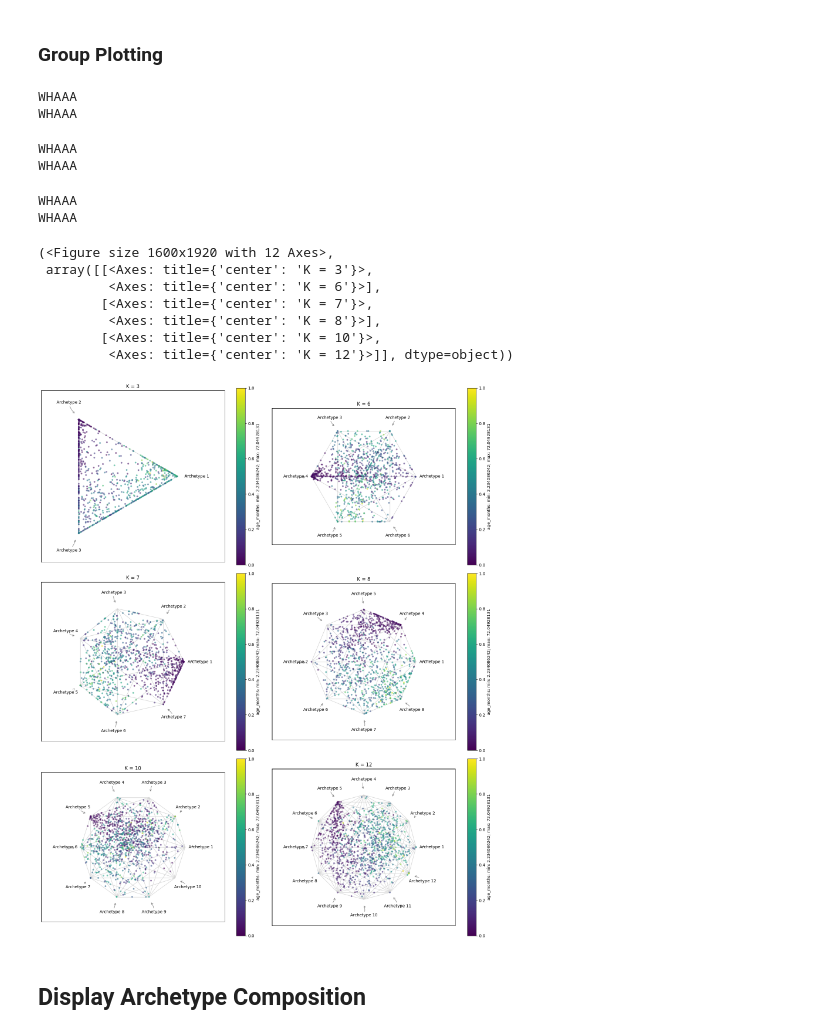
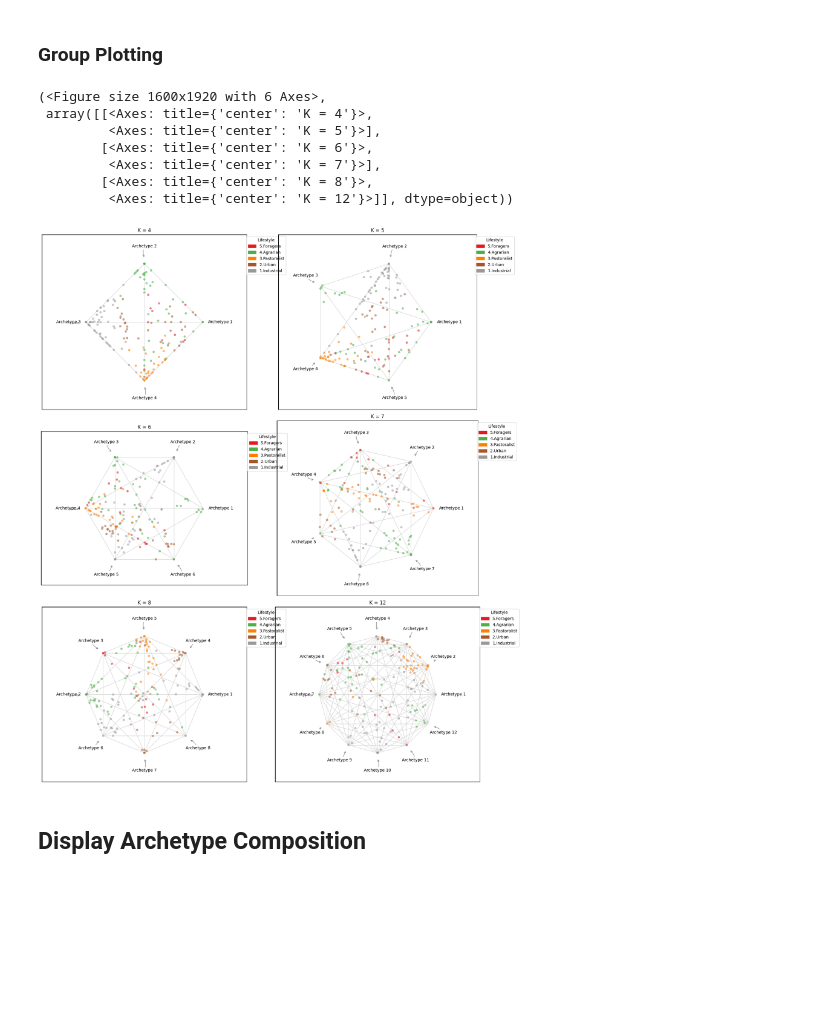
Before and after one commit to RV2005/Archetypal-Analysis-Microbiome, a Jupyter notebook: AA_GHG_with_package.ipynb, the cells around one changed output. Saved outputs shown, nothing was run; the diff lists cells and outputs as text; code cells hidden in the pictures; blank space fills up the shorter version.

```diff
--- a/AA_GHG_with_package.ipynb
+++ b/AA_GHG_with_package.ipynb
@@ -177,56 +199,54 @@ simplex_plotter.plot_simplex(
 # %% [markdown]
 ### Group Plotting
 # %%
-hadza_loader = HadzaDataLoader()
-otu, meta, tax = hadza_loader.load_all(meta_file=r"datasets\tsv\hadza_meta_formatted.tsv")
+data_loader = CompendiumDataLoader()
+projects_file = r"datasets/compendium/projects.csv"
+tags_file = r"datasets/compendium/tags.tsv"
+meta_file = r"datasets\tsv\dog_sam.tsv"
 
-dir = r"results\Hadza\norm_qc_age1k"
-filter_cols = ["age_months"]
-legend_type = "continuous" # "discrete"
+_, projects, tags, meta = data_loader.load_all(otu_file=None, projects_file=projects_file, tags_file=tags_file, meta_file=meta_file)
+
+dir = r"results\Dog\norm_lifestyle200"
+filter_cols = ["Lifestyle"]
+legend_type = "discrete" # "continuous" #
 
 remove_values = {} #{"sample_type": "unknown"}
 
-numKs =  [3,6,7,8,10,12] #[3,6,7,8,9,11] #
+numKs =  [4,5,6,7,8,12] #[3,6,7,8,9,11] #
 swapped_cols = {
     # Region7k
     # 8: ["Archetype 1", "Archetype 4", "Archetype 8", "Archetype 7", "Archetype 6", "Archetype 2", "Archetype 5", "Archetype 3"],
     # Region30k
     # 7: [ "Archetype 1","Archetype 2", "Archetype 7", "Archetype 3","Archetype 6", "Archetype 4", "Archetype 5"]
     # Region3k_AdultsOnly
     # 10: ["Archetype 1", "Archetype 2", "Archetype 3", "Archetype 9", "Archetype 4", "Archetype 8", "Archetype 5", "Archetype 6", "Archetype 7",  "Archetype 10"],
     # Hadza Region10k
     # 7: ["Archetype 1", "Archetype 3", "Archetype 6", "Archetype 2",  "Archetype 4", "Archetype 7", "Archetype 5"],
     # Hadza Age1k
     8: ["Archetype 1", "Archetype 4", "Archetype 5","Archetype 3", "Archetype 2",  "Archetype 6", "Archetype 7", "Archetype 8"],
 }
 
 simplex_plotter.plot_group_simplex(
     directory=dir,
     k_values=numKs,
     filter_cols=filter_cols,
     swapped_cols=swapped_cols,
     legend_type=legend_type,
     projects=projects, meta=meta, tags=tags,
     remove_values=remove_values,
-    cmap_name="viridis",
+    cmap_name="Set1",
     alpha = 0.5,
-    s=10,
+    s=20,
 )
 # %% [output]
-WHAAA
-WHAAA
+(<Figure size 1600x1920 with 6 Axes>,
+ array([[<Axes: title={'center': 'K = 4'}>,
+         <Axes: title={'center': 'K = 5'}>],
+        [<Axes: title={'center': 'K = 6'}>,
+         <Axes: title={'center': 'K = 7'}>],
+        [<Axes: title={'center': 'K = 8'}>,
+         <Axes: title={'center': 'K = 12'}>]], dtype=object))
-WHAAA
-WHAAA
-WHAAA
-WHAAA
-(<Figure size 1600x1920 with 12 Axes>,
- array([[<Axes: title={'center': 'K = 3'}>,
-         <Axes: title={'center': 'K = 6'}>],
-        [<Axes: title={'center': 'K = 7'}>,
-         <Axes: title={'center': 'K = 8'}>],
-        [<Axes: title={'center': 'K = 10'}>,
-         <Axes: title={'center': 'K = 12'}>]], dtype=object))
-[figure, old version]
+[figure, new version]
 # %% [markdown]
 ## Display Archetype Composition
 # %%
```
Also changed, not shown: parts of 28 cells of this notebook, 3 other files.
